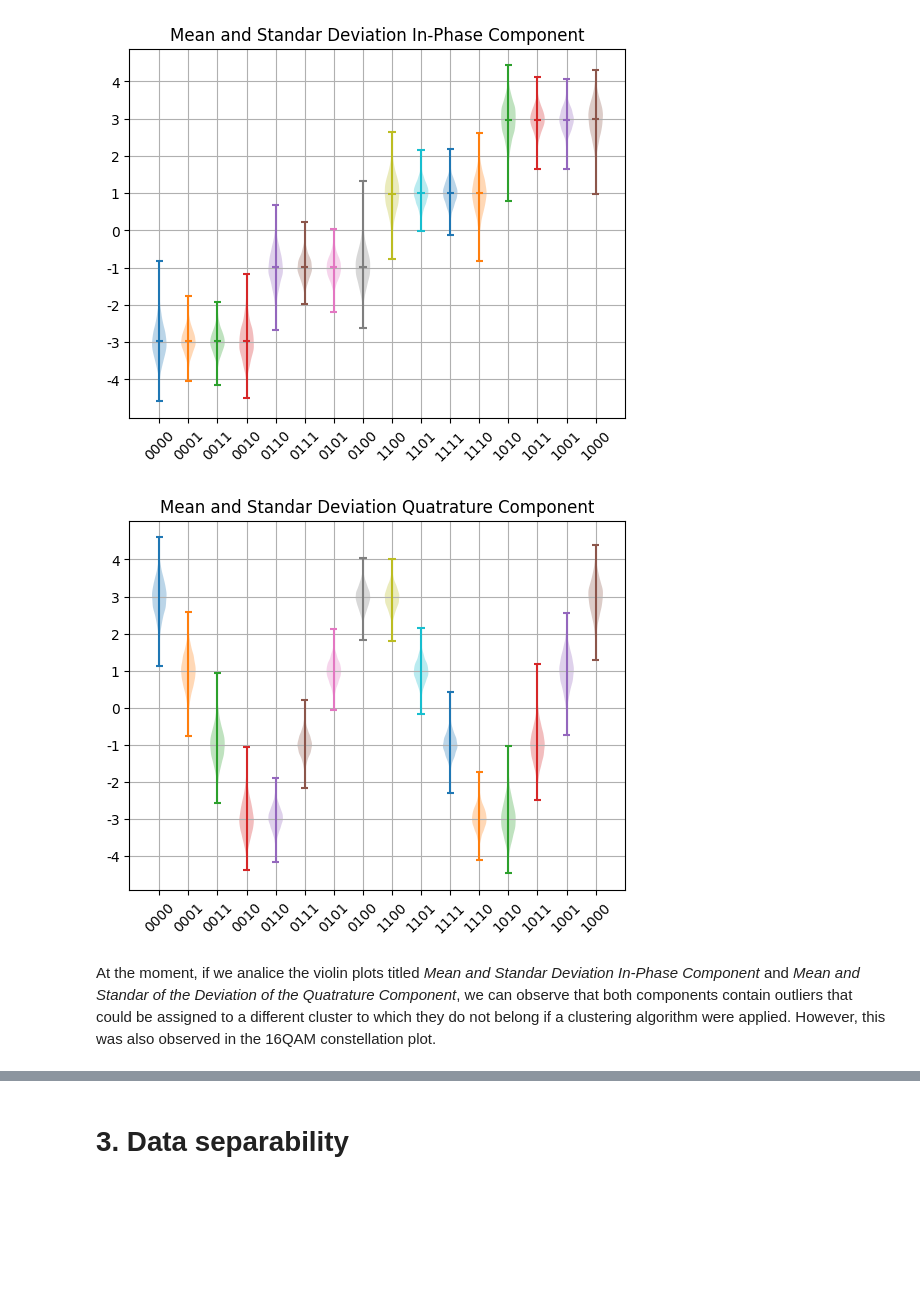
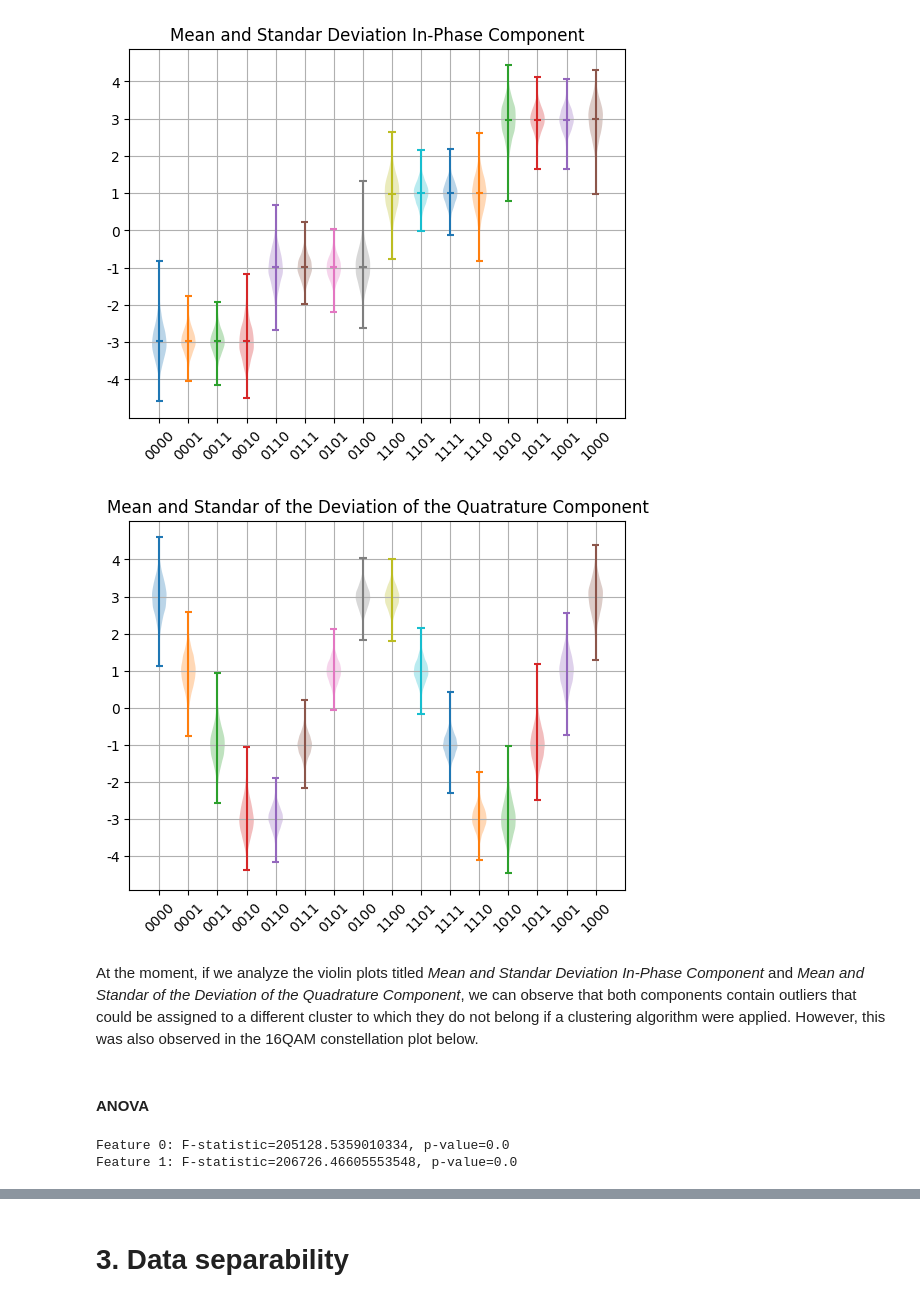
Before and after one commit to miguel-solarte/ScientificProgramming-ITM, a Jupyter notebook: Second_lab/Second_lab.ipynb, the cells around one changed output, grey strips where cells are left out. Drawn from its saved outputs; the diff is of its cells as text; code cells hidden in the pictures; blank space fills up the shorter version.

```diff
--- a/Second_lab/Second_lab.ipynb
+++ b/Second_lab/Second_lab.ipynb
@@ -426,27 +430,29 @@ plt.show()
 # %%
 for i, j in enumerate(list(df_const_16QAM.labels_decimal)):
     cluster_quadrature_16QAM= quadrature_16QAM[labels_data_16QAM == j]
     plt.violinplot(cluster_quadrature_16QAM, positions = [i])
 
 plt.xticks(
-    ticks=np.unique(labels_data_16QAM),
-    labels=df_const_16QAM.labels_bin,
-    rotation=45,
-    fontsize=10
+    ticks = np.unique(labels_data_16QAM),
+    labels = df_const_16QAM.labels_bin,
+    rotation = 45,
+    fontsize = 10
 )
 
 
 plt.yticks(
     ticks = np.arange(-4, 5),
     labels= np.arange(-4, 5),
-    fontsize=10
+    fontsize = 10
 )
 
-plt.title("Mean and Standar Deviation Quatrature Component")
+plt.title("Mean and Standar of the Deviation of the Quadrature Component")
 
 plt.grid(True)
 plt.show()
 # %% [output]
-[figure, old version]
+[figure, new version]
 # %% [markdown]
-At the moment, if we analice the violin plots titled *Mean and Standar Deviation In-Phase Component* and *Mean and Standar of the Deviation of the Quatrature Component*, we can observe that both components contain outliers that could be assigned to a different cluster to which they do not belong if a clustering algorithm were applied. However, this was also observed in the 16QAM constellation plot.
+At the moment, if we analyze the violin plots titled *Mean and Standar Deviation In-Phase Component* and *Mean and Standar of the Deviation of the Quadrature Component*, we can observe that both components contain outliers that could be assigned to a different cluster to which they do not belong if a clustering algorithm were applied. However, this was also observed in the 16QAM constellation plot below.
+# %% [markdown]
+#### ANOVA
@@ -452,0 +461,8 @@ At the moment, if we analice the violin plots titled *Mean and Standar Deviation
+# %%
+for i, features in enumerate([inphase_component_16QAM, quadrature_16QAM]):
+    feature_values = [features[labels_data_16QAM == j] for j in np.unique(labels_data_16QAM)]
+    f_statistic, p_value = f_oneway(*feature_values)
+    print(f"Feature {i}: F-statistic={f_statistic}, p-value={p_value}")
+# %% [output]
+Feature 0: F-statistic=205128.5359010334, p-value=0.0
+Feature 1: F-statistic=206726.46605553548, p-value=0.0
```
Also changed, not shown: parts of 9 cells of this notebook.
